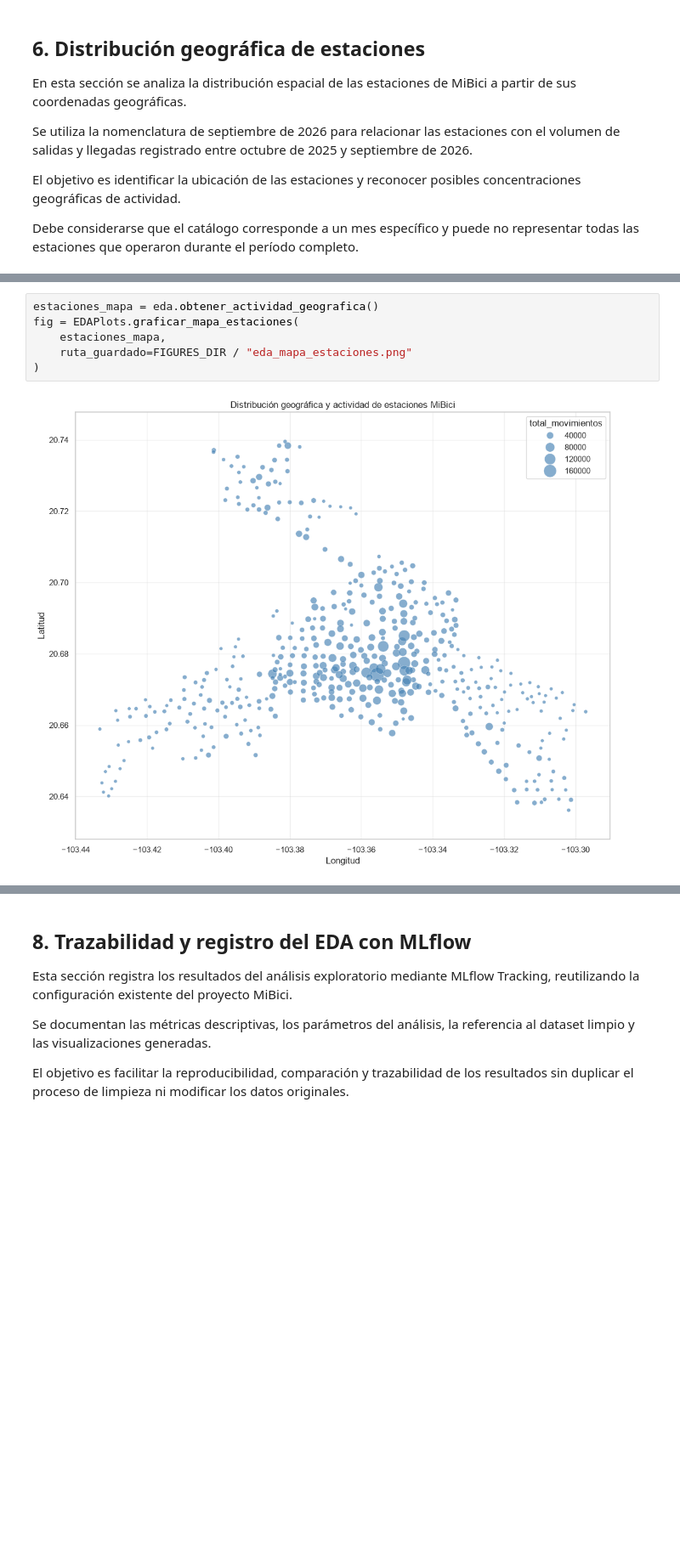
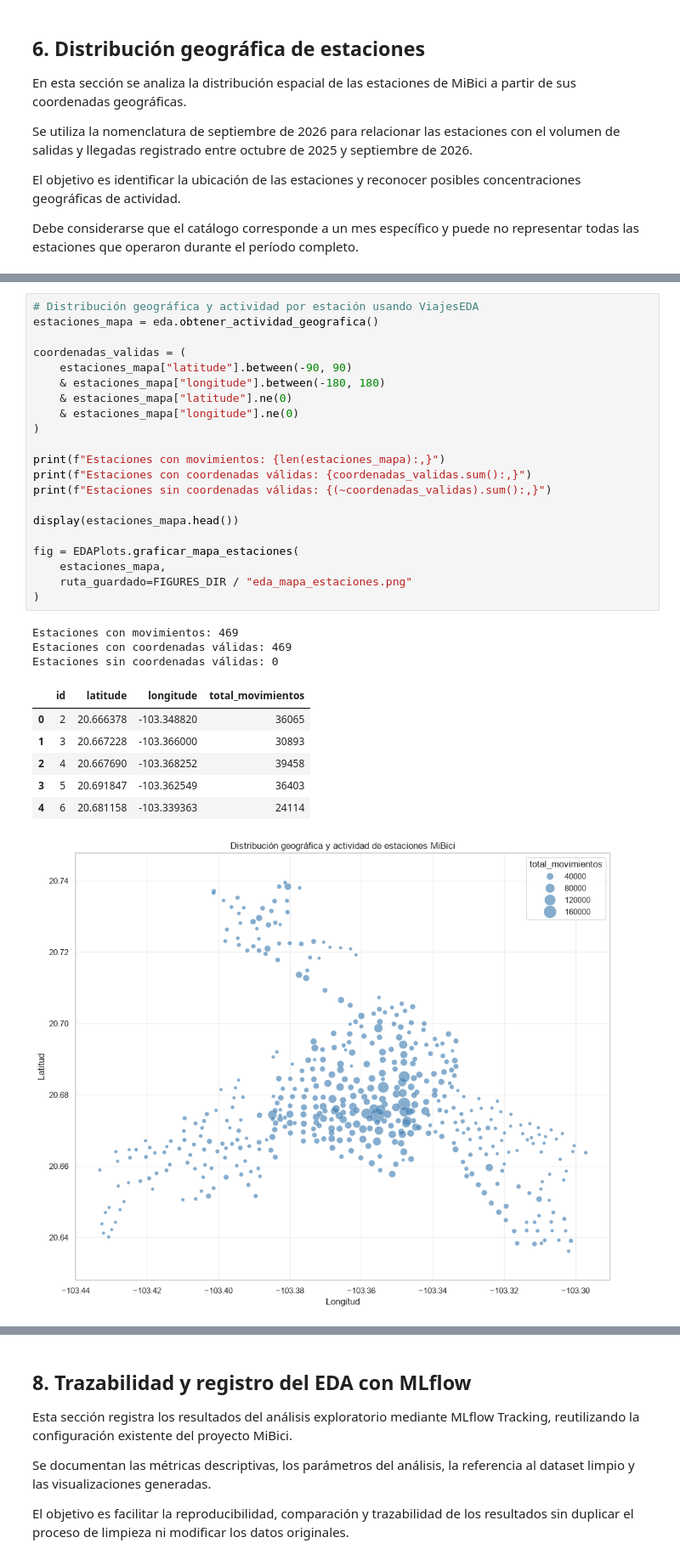
Before and after one commit to LUISG47/mibici-demand, a Jupyter notebook: notebooks/1.0-dac-eda.ipynb, the cells around one changed output, grey strips where cells are left out. Shown at 85% size. Saved outputs shown, nothing was run; the diff lists cells and outputs as text; blank space fills up the shorter version.

```diff
--- a/notebooks/1.0-dac-eda.ipynb
+++ b/notebooks/1.0-dac-eda.ipynb
@@ -689,10 +617,34 @@ Resumen de coordenadas disponibles:
 # %%
+# Distribución geográfica y actividad por estación usando ViajesEDA
 estaciones_mapa = eda.obtener_actividad_geografica()
+
+coordenadas_validas = (
+    estaciones_mapa["latitude"].between(-90, 90)
+    & estaciones_mapa["longitude"].between(-180, 180)
+    & estaciones_mapa["latitude"].ne(0)
+    & estaciones_mapa["longitude"].ne(0)
+)
+
+print(f"Estaciones con movimientos: {len(estaciones_mapa):,}")
+print(f"Estaciones con coordenadas válidas: {coordenadas_validas.sum():,}")
+print(f"Estaciones sin coordenadas válidas: {(~coordenadas_validas).sum():,}")
+
+display(estaciones_mapa.head())
+
 fig = EDAPlots.graficar_mapa_estaciones(
     estaciones_mapa,
     ruta_guardado=FIGURES_DIR / "eda_mapa_estaciones.png"
 )
 # %% [output]
+Estaciones con movimientos: 469
+Estaciones con coordenadas válidas: 469
+Estaciones sin coordenadas válidas: 0
+|  | id | latitude | longitude | total_movimientos |
+| 0 | 2 | 20.666378 | -103.348820 | 36065 |
+| 1 | 3 | 20.667228 | -103.366000 | 30893 |
+| 2 | 4 | 20.667690 | -103.368252 | 39458 |
+| 3 | 5 | 20.691847 | -103.362549 | 36403 |
+| 4 | 6 | 20.681158 | -103.339363 | 24114 |
 [figure]
 # %% [markdown]
 ### Interpretación de la distribución geográfica
```
Also changed, not shown: parts of 7 cells of this notebook, 2 other files.
